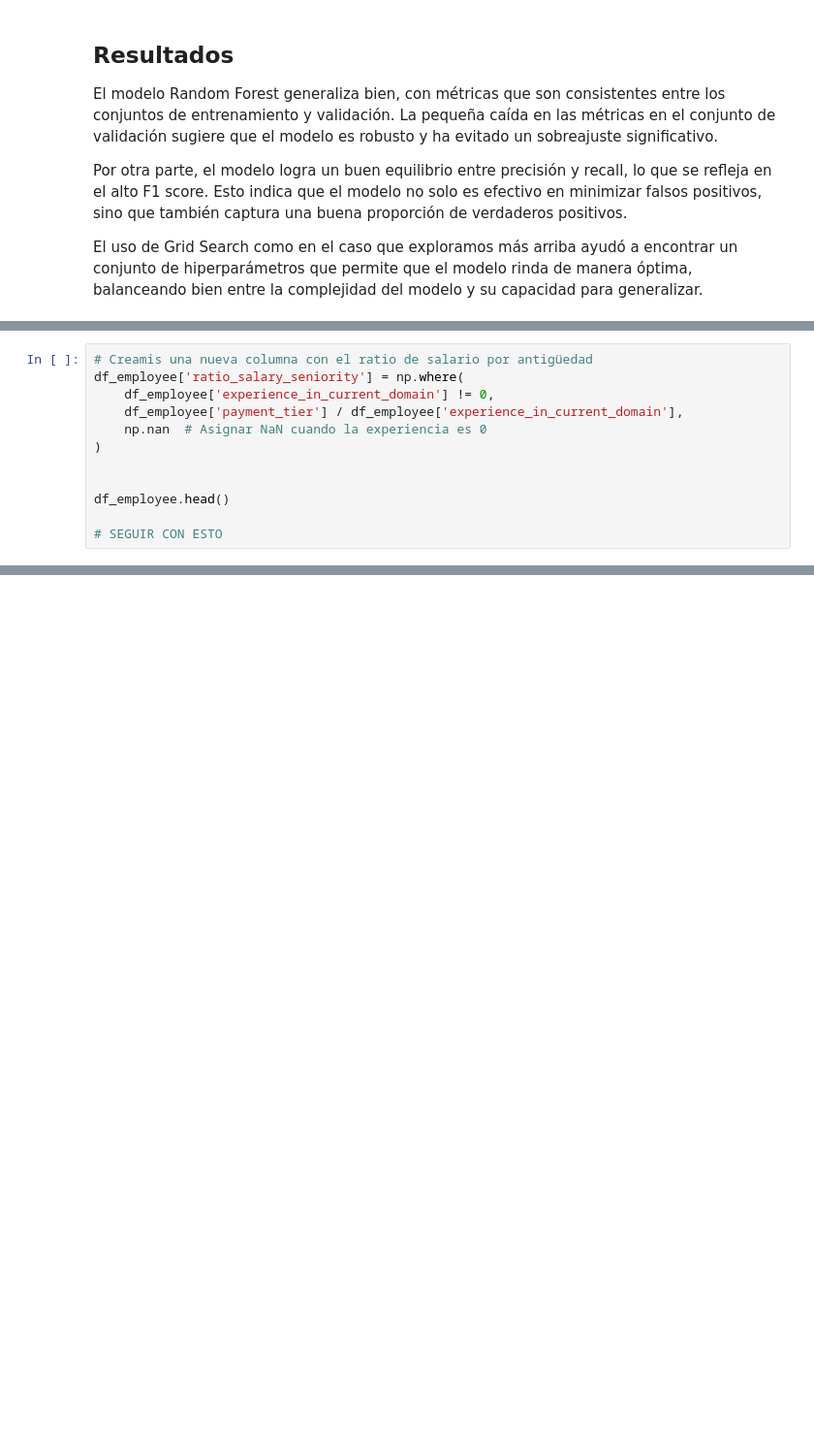
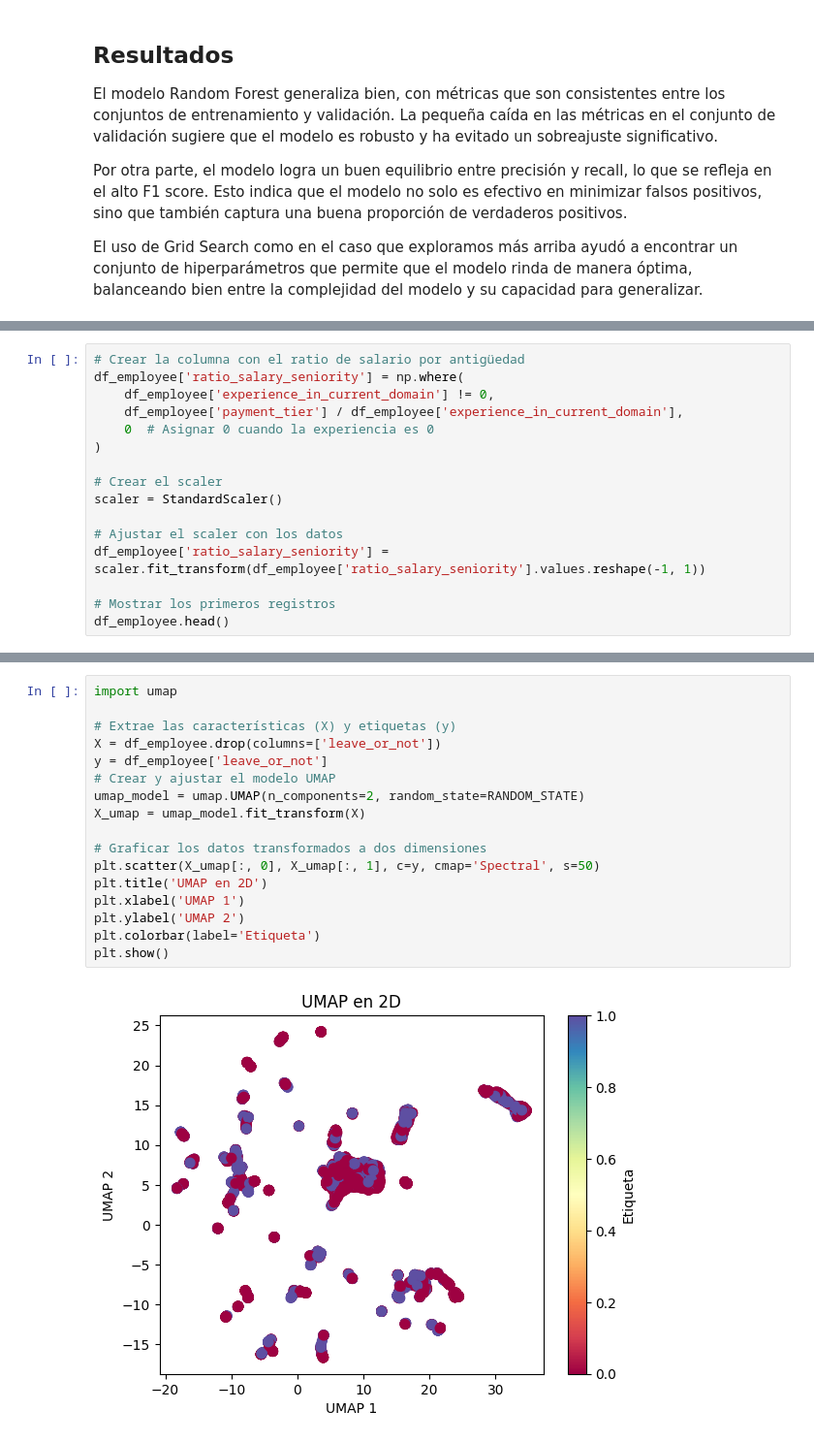
Before and after one commit to JuanAira/tp-machine-learning-employee, a Jupyter notebook: tp1_ML.ipynb, the cells around one changed output, grey strips where cells are left out. Shown at 97% size. Saved outputs shown, nothing was run; the diff lists cells and outputs as text; blank space fills up the shorter version.

```diff
--- a/tp1_ML.ipynb
+++ b/tp1_ML.ipynb
@@ -821,12 +1043,16 @@ El uso de Grid Search como en el caso que exploramos más arriba ayudó a encont
 # %%
-# Creamis una nueva columna con el ratio de salario por antigüedad
+# Crear la columna con el ratio de salario por antigüedad
 df_employee['ratio_salary_seniority'] = np.where(
     df_employee['experience_in_current_domain'] != 0,
     df_employee['payment_tier'] / df_employee['experience_in_current_domain'],
-    np.nan  # Asignar NaN cuando la experiencia es 0
+    0  # Asignar 0 cuando la experiencia es 0
 )
 
+# Crear el scaler
+scaler = StandardScaler()
 
+# Ajustar el scaler con los datos
+df_employee['ratio_salary_seniority'] = scaler.fit_transform(df_employee['ratio_salary_seniority'].values.reshape(-1, 1))
+
+# Mostrar los primeros registros
 df_employee.head()
-
-# SEGUIR CON ESTO
@@ -832,0 +1117,19 @@ df_employee.head()
+# %%
+import umap
+
+# Extrae las características (X) y etiquetas (y)
+X = df_employee.drop(columns=['leave_or_not'])
+y = df_employee['leave_or_not']
+# Crear y ajustar el modelo UMAP
+umap_model = umap.UMAP(n_components=2, random_state=RANDOM_STATE)
+X_umap = umap_model.fit_transform(X)
+
+# Graficar los datos transformados a dos dimensiones
+plt.scatter(X_umap[:, 0], X_umap[:, 1], c=y, cmap='Spectral', s=50)
+plt.title('UMAP en 2D')
+plt.xlabel('UMAP 1')
+plt.ylabel('UMAP 2')
+plt.colorbar(label='Etiqueta')
+plt.show()
+# %% [output]
+[figure, added]
```
Also changed, not shown: parts of 56 cells of this notebook.
